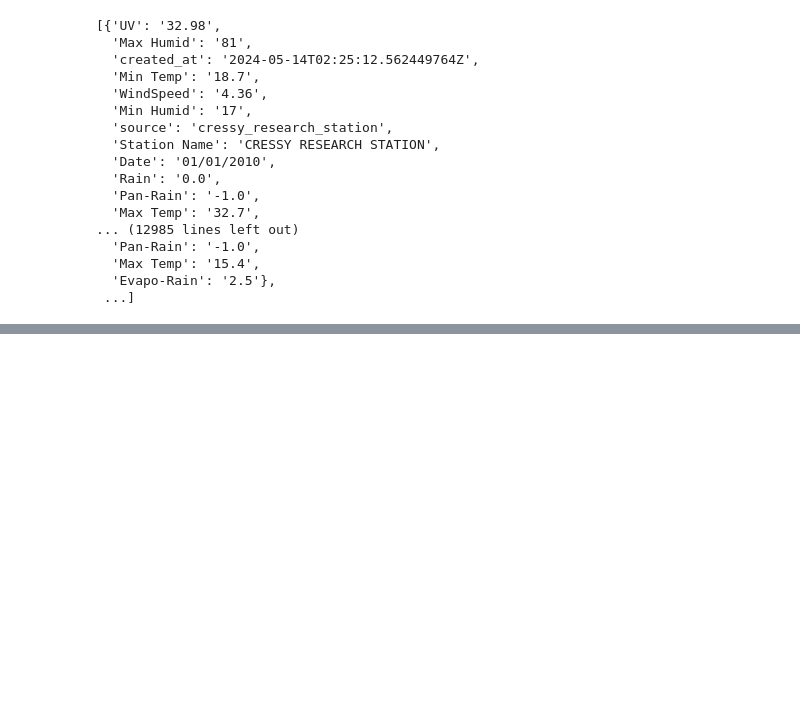
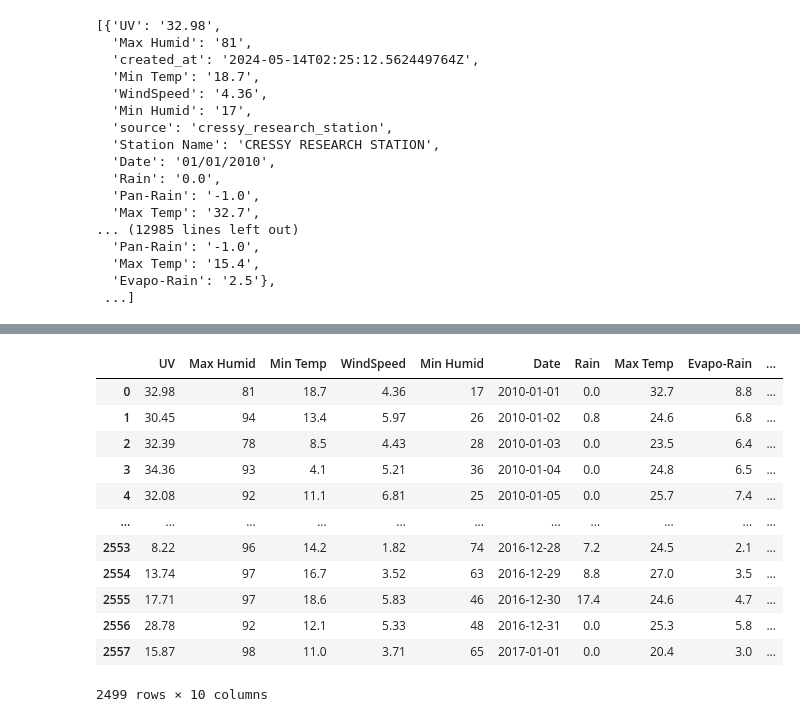
Before and after one commit to jeffphan8816/CloudDataScience, a Jupyter notebook: frontend/weathervscrashmodel.ipynb, the cells around one changed output, grey strips where cells are left out. Drawn from its saved outputs; the diff is of its cells as text; code cells hidden in the pictures; blank space fills up the shorter version.

```diff
--- a/frontend/weathervscrashmodel.ipynb
+++ b/frontend/weathervscrashmodel.ipynb
@@ -247,2 +190,46 @@ weather_dfs
+# %%
+
+weather_data_copy = copy.deepcopy(weather_data)
+#convert Dictionary to DataFrame
+weather_dfs = pd.DataFrame(weather_data_copy)
+
+weather_dfs['Station ID'] = station_id
+#drop created_at, source, Station Name columns
+weather_dfs = weather_dfs.drop(['created_at', 'source', 'Station Name', 'Pan-Rain'], axis=1)
+#add dtypes for columns
+weather_dfs['Date'] = pd.to_datetime(weather_dfs['Date'], format='%d/%m/%Y')
+weather_dfs['Evapo-Rain'] = weather_dfs['Evapo-Rain'].astype(float)
+weather_dfs['Rain'] = weather_dfs['Rain'].astype(float)
+weather_dfs['Max Temp'] = weather_dfs['Max Temp'].astype(float)
+weather_dfs['Min Temp'] = weather_dfs['Min Temp'].astype(float)
+weather_dfs['Max Humid'] = weather_dfs['Max Humid'].astype(int)
+weather_dfs['Min Humid'] = weather_dfs['Min Humid'].astype(int)
+weather_dfs['WindSpeed'] = weather_dfs['WindSpeed'].astype(float)
+weather_dfs['UV'] = weather_dfs['UV'].astype(float)
+weather_dfs['Station ID'] = weather_dfs['Station ID'].astype(str)
+#drop rows with missing/magic values
+#drop Min Temp, Max Temp	= -999
+weather_dfs = weather_dfs[weather_dfs['Min Temp'] != -999.0]
+weather_dfs = weather_dfs[weather_dfs['Max Temp'] != -999.0]
+#drop Rain, Evapo-Rain, Max Humid, Min Humid = -1.0
+weather_dfs = weather_dfs[weather_dfs['Rain'] != -1.0]
+weather_dfs = weather_dfs[weather_dfs['Evapo-Rain'] != -1.0]
+weather_dfs = weather_dfs[weather_dfs['Max Humid'] != -1.0]
+weather_dfs = weather_dfs[weather_dfs['Min Humid'] != -1.0]
+weather_dfs
+# %% [output]
+|  | UV | Max Humid | Min Temp | WindSpeed | Min Humid | Date | Rain | Max Temp | Evapo-Rain | ... |
+| 0 | 32.98 | 81 | 18.7 | 4.36 | 17 | 2010-01-01 | 0.0 | 32.7 | 8.8 | ... |
+| 1 | 30.45 | 94 | 13.4 | 5.97 | 26 | 2010-01-02 | 0.8 | 24.6 | 6.8 | ... |
+| 2 | 32.39 | 78 | 8.5 | 4.43 | 28 | 2010-01-03 | 0.0 | 23.5 | 6.4 | ... |
+| 3 | 34.36 | 93 | 4.1 | 5.21 | 36 | 2010-01-04 | 0.0 | 24.8 | 6.5 | ... |
+| 4 | 32.08 | 92 | 11.1 | 6.81 | 25 | 2010-01-05 | 0.0 | 25.7 | 7.4 | ... |
+| ... | ... | ... | ... | ... | ... | ... | ... | ... | ... | ... |
+| 2553 | 8.22 | 96 | 14.2 | 1.82 | 74 | 2016-12-28 | 7.2 | 24.5 | 2.1 | ... |
+| 2554 | 13.74 | 97 | 16.7 | 3.52 | 63 | 2016-12-29 | 8.8 | 27.0 | 3.5 | ... |
+| 2555 | 17.71 | 97 | 18.6 | 5.83 | 46 | 2016-12-30 | 17.4 | 24.6 | 4.7 | ... |
+| 2556 | 28.78 | 92 | 12.1 | 5.33 | 48 | 2016-12-31 | 0.0 | 25.3 | 5.8 | ... |
+| 2557 | 15.87 | 98 | 11.0 | 3.71 | 65 | 2017-01-01 | 0.0 | 20.4 | 3.0 | ... |
+2499 rows × 10 columns
 # %%
 merged_df = new_df.merge(weather_dfs, left_on=['Station ID', 'crash_date'], right_on=['Station ID', 'Date'], how='inner')
```
Also changed, not shown: parts of 17 cells of this notebook.
